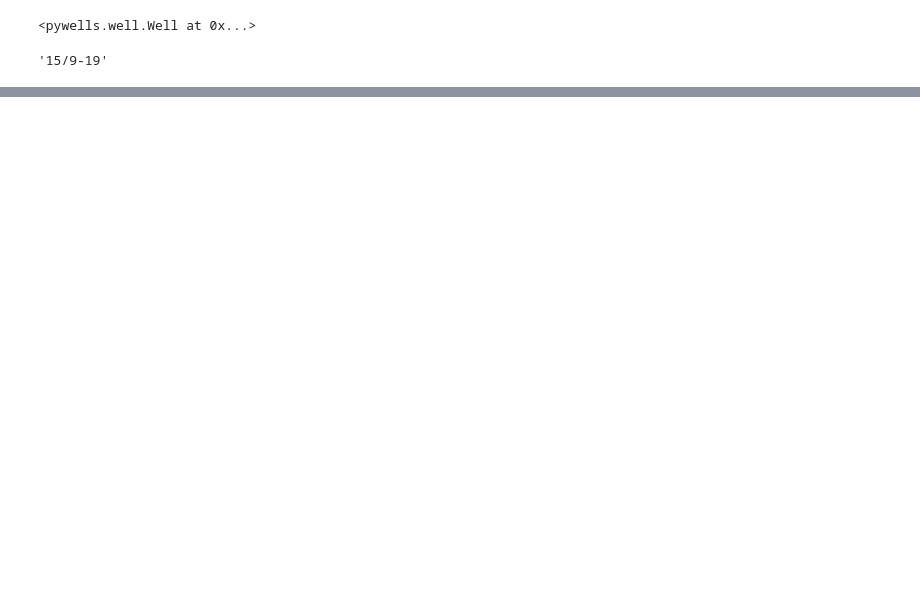
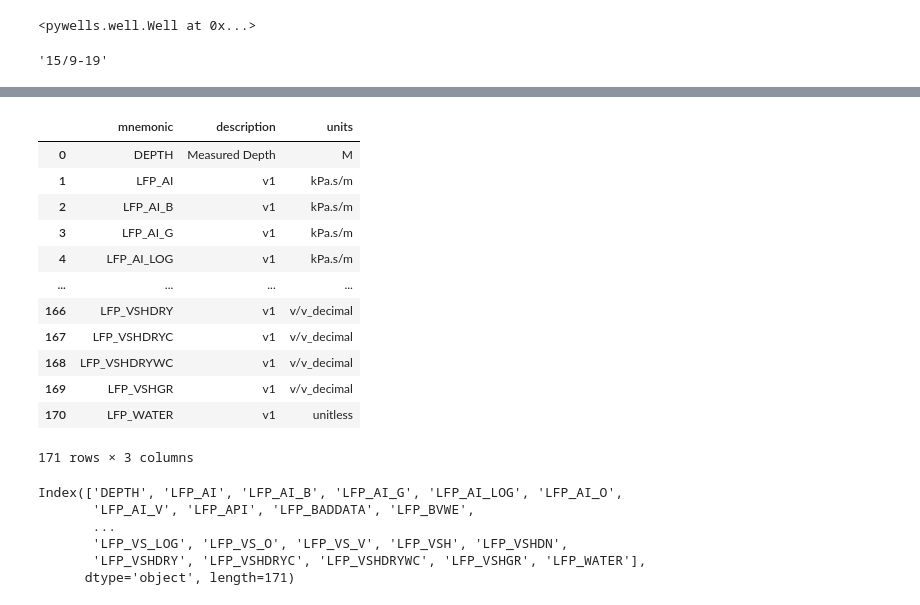
Before and after one commit to andymcdgeo/pywells, a Jupyter notebook: notebooks/testing_notebook.ipynb, the cells around one changed output, grey strips where cells are left out. Saved outputs shown, nothing was run; the diff lists cells and outputs as text; code cells hidden in the pictures; blank space fills up the shorter version.

```diff
--- a/notebooks/testing_notebook.ipynb
+++ b/notebooks/testing_notebook.ipynb
@@ -53 +51,26 @@ well.header_table()
 | 19 | ELEV_TYPE | ELEV TYPE | KB |
+# %%
+well.curve_table()
+# %% [output]
+|  | mnemonic | description | units |
+| 0 | DEPTH | Measured Depth | M |
+| 1 | LFP_AI | v1 | kPa.s/m |
+| 2 | LFP_AI_B | v1 | kPa.s/m |
+| 3 | LFP_AI_G | v1 | kPa.s/m |
+| 4 | LFP_AI_LOG | v1 | kPa.s/m |
+| ... | ... | ... | ... |
+| 166 | LFP_VSHDRY | v1 | v/v_decimal |
+| 167 | LFP_VSHDRYC | v1 | v/v_decimal |
+| 168 | LFP_VSHDRYWC | v1 | v/v_decimal |
+| 169 | LFP_VSHGR | v1 | v/v_decimal |
+| 170 | LFP_WATER | v1 | unitless |
+171 rows × 3 columns
+# %%
+well_data.columns
+# %% [output]
+Index(['DEPTH', 'LFP_AI', 'LFP_AI_B', 'LFP_AI_G', 'LFP_AI_LOG', 'LFP_AI_O',
+       'LFP_AI_V', 'LFP_API', 'LFP_BADDATA', 'LFP_BVWE',
+       ...
+       'LFP_VS_LOG', 'LFP_VS_O', 'LFP_VS_V', 'LFP_VSH', 'LFP_VSHDN',
+       'LFP_VSHDRY', 'LFP_VSHDRYC', 'LFP_VSHDRYWC', 'LFP_VSHGR', 'LFP_WATER'],
+      dtype='object', length=171)
```
Also changed, not shown: parts of 10 cells of this notebook, 4 other files.
